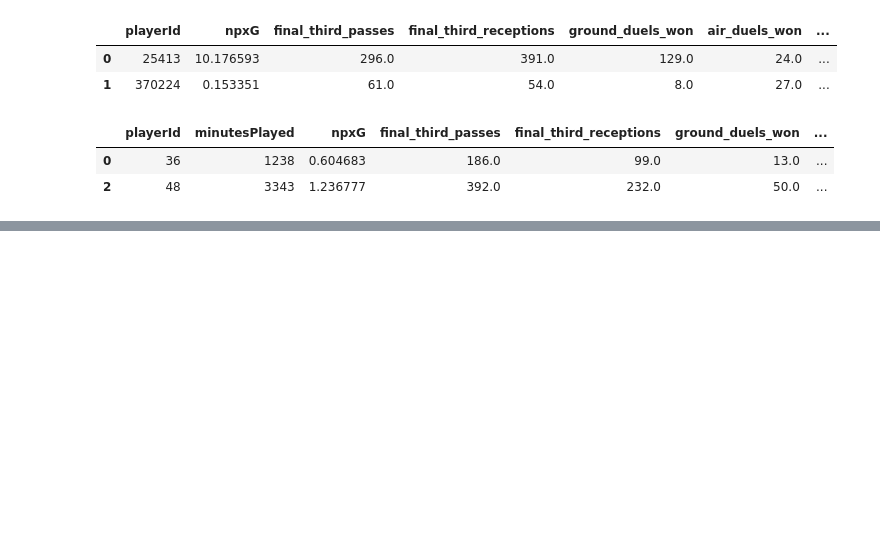
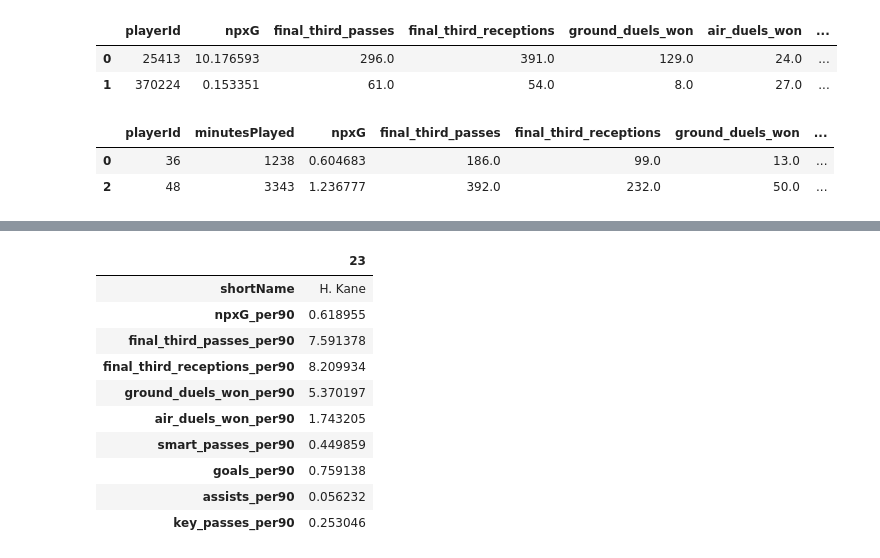
Before and after one commit to khoffLSU/footy_analytics, a Jupyter notebook: Radar Plots.ipynb, the cells around one changed output, grey strips where cells are left out. Cells and saved outputs as stored; diff of their text form; code cells hidden in the pictures; blank space fills up the shorter version.

```diff
--- a/Radar Plots.ipynb
+++ b/Radar Plots.ipynb
@@ -397,0 +412,7 @@ summary.head(2)
+# %%
+forwards = (pd.DataFrame(players)
+            .loc[lambda df:df.apply(lambda x: x.role["name"] == "Forward", axis = 1)]
+            .rename(columns = {'wyId':'playerId'})
+           )
+# %%
+summary = summary.merge(forwards[['playerId', 'shortName']], how = "inner", on = ["playerId"])
@@ -397,0 +422,5 @@ summary.head(2)
+# %%
+summary_per_90 = pd.DataFrame()
+summary_per_90["shortName"] = summary["shortName"]
+for column in summary.columns[2:-1]:
+    summary_per_90[column + "_per90"] = summary.apply(lambda x: x[column]*90/x["minutesPlayed"], axis = 1)
@@ -397,0 +461,15 @@ summary.head(2)
+# %%
+kane = summary_per_90.loc[lambda df:df.shortName == 'H. Kane']
+kane.T
+# %% [output]
+|  | 23 |
+| shortName | H. Kane |
+| npxG_per90 | 0.618955 |
+| final_third_passes_per90 | 7.591378 |
+| final_third_receptions_per90 | 8.209934 |
+| ground_duels_won_per90 | 5.370197 |
+| air_duels_won_per90 | 1.743205 |
+| smart_passes_per90 | 0.449859 |
+| goals_per90 | 0.759138 |
+| assists_per90 | 0.056232 |
+| key_passes_per90 | 0.253046 |
```
Also changed, not shown: parts of 16 cells of this notebook.
